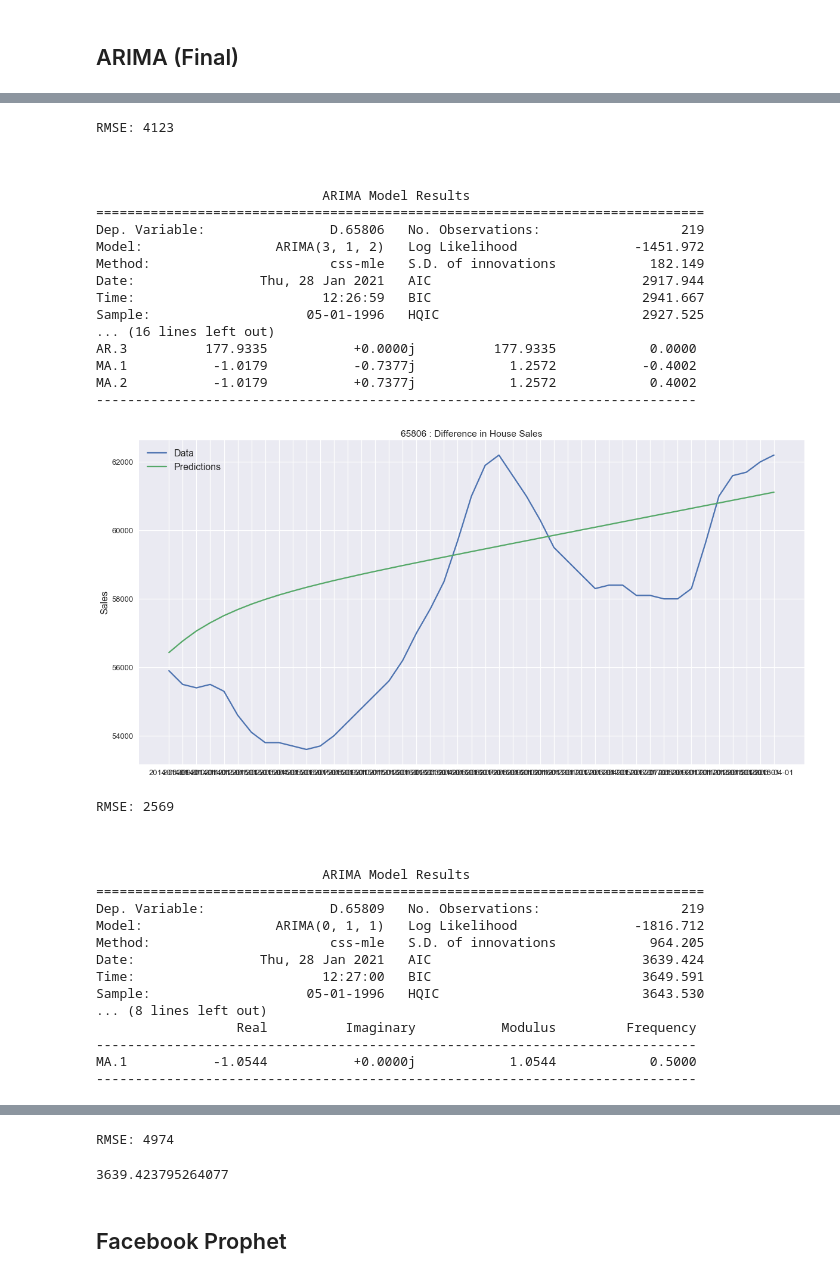
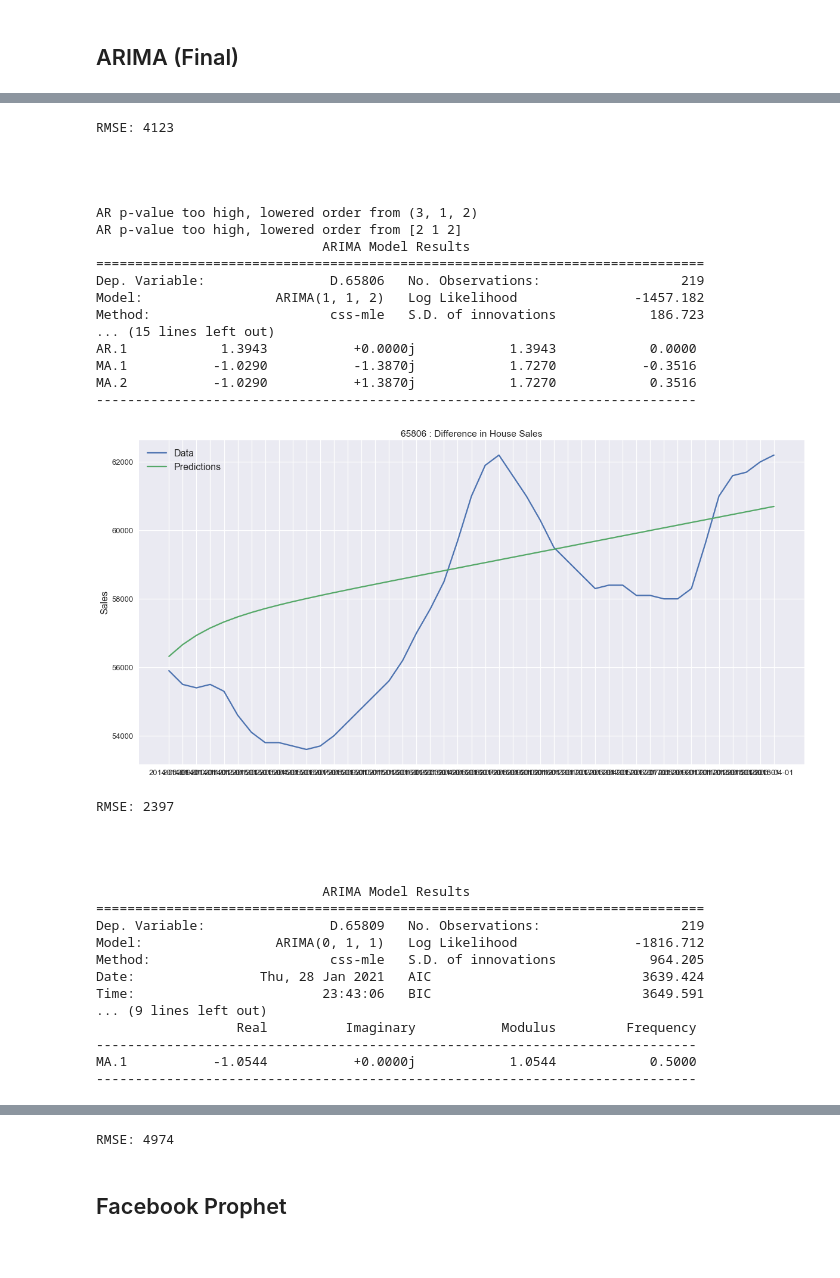
Before and after one commit to tjkim614/springfield_housing_analysis, a Jupyter notebook: 2-Modeling.ipynb, the cells around one changed output, grey strips where cells are left out. Saved outputs shown, nothing was run; the diff lists cells and outputs as text; code cells hidden in the pictures.

Commit message:
dealt with high p-values

```diff
--- a/2-Modeling.ipynb
+++ b/2-Modeling.ipynb
@@ -417,9 +417,44 @@ order_dict
 # %% [markdown]
 ## ARIMA (Final)
 # %%
+ar_substring = 'ar'
+ma_substring = 'ma'
+
+
 for col in sf_train:
+
+    arima_flag = False
     # model
     arima = ARIMA(sf_train[col], order=order_dict[col] , freq='MS').fit()
+
+
+    # looping until high p-values are eliminated
+    while arima_flag == False:
+
+        # determining if new order is needed
+        for i in range(len(arima.pvalues)):
+
+            # new order is needed
+            if (i>0) and (arima.pvalues[i] > .05):
+                if ar_substring in arima.pvalues.index[i]:
+                    # ar has high p-value
+                    print('AR p-value too high, lowered order from', order_dict[col])
+                    order_dict[col] = np.subtract(order_dict[col], (1,0,0))
+                    arima = ARIMA(sf_train[col], order=order_dict[col] , freq='MS').fit()
+                    break
+
+                elif ma_substring in arima.pvalues.index[i]:
+                    #ma has high p value
+                    print('MA p-value too high, lowered order from', order_dict[col])
+                    order_dict[col] = np.subtract(order_dict[col], (0,0,1))
+                    arima = ARIMA(sf_train[col], order=order_dict[col] , freq='MS').fit()
+                    break
+
+            # current order has no p_values (exit while loop)
+            elif i == len(arima.pvalues)-1:
+                arima_flag = True
+
+
     print(arima.summary())
 
     # forecast
@@ -439,7 +474,7 @@ for col in sf_train:
 
     #RMSE
     RMSE = np.sqrt(mean_squared_error(sf_test[col], arima_forecast))
-    print('RMSE:', round(RMSE), '\n \n \n')
+    print('RMSE:', round(RMSE), '\n\n\n\n')
 # %% [output]
                              ARIMA Model Results
 ==============================================================================
@@ -511,27 +546,28 @@ Sample:                    05-01-1996   HQIC                          3118.210
 -----------------------------------------------------------------------------
 AR.1            1.1014           +0.0000j            1.1014            0.0000
 MA.1           -1.4220           +0.0000j            1.4220            0.5000
 -----------------------------------------------------------------------------
 [figure]
 RMSE: 4123
 
 
 
+
+AR p-value too high, lowered order from (3, 1, 2)
+AR p-value too high, lowered order from [2 1 2]
                              ARIMA Model Results
 ==============================================================================
 Dep. Variable:                D.65806   No. Observations:                  219
-Model:                 ARIMA(3, 1, 2)   Log Likelihood               -1451.972
-Method:                       css-mle   S.D. of innovations            182.149
-Date:                Thu, 28 Jan 2021   AIC                           2917.944
-Time:                        12:26:59   BIC                           2941.667
-Sample:                    05-01-1996   HQIC                          2927.525
-... (16 lines left out)
-AR.3          177.9335           +0.0000j          177.9335            0.0000
-MA.1           -1.0179           -0.7377j            1.2572           -0.4002
-MA.2           -1.0179           +0.7377j            1.2572            0.4002
+Model:                 ARIMA(1, 1, 2)   Log Likelihood               -1457.182
+Method:                       css-mle   S.D. of innovations            186.723
+... (15 lines left out)
+AR.1            1.3943           +0.0000j            1.3943            0.0000
+MA.1           -1.0290           -1.3870j            1.7270           -0.3516
+MA.2           -1.0290           +1.3870j            1.7270            0.3516
 -----------------------------------------------------------------------------
-[figure, old version]
+[figure, new version]
-RMSE: 2569
+RMSE: 2397
+
 
 
 
@@ -541,18 +577,13 @@ Dep. Variable:                D.65809   No. Observations:                  219
 Model:                 ARIMA(0, 1, 1)   Log Likelihood               -1816.712
 Method:                       css-mle   S.D. of innovations            964.205
 Date:                Thu, 28 Jan 2021   AIC                           3639.424
-Time:                        12:27:00   BIC                           3649.591
-Sample:                    05-01-1996   HQIC                          3643.530
-... (8 lines left out)
+Time:                        23:43:06   BIC                           3649.591
+... (9 lines left out)
                   Real          Imaginary           Modulus         Frequency
 -----------------------------------------------------------------------------
 MA.1           -1.0544           +0.0000j            1.0544            0.5000
 -----------------------------------------------------------------------------
 [figure]
 RMSE: 4974
-# %%
-arima.aic
-# %% [output]
-3639.423795264077
 # %% [markdown]
 ## Facebook Prophet
```
Also changed, not shown: parts of 4 cells of this notebook.
